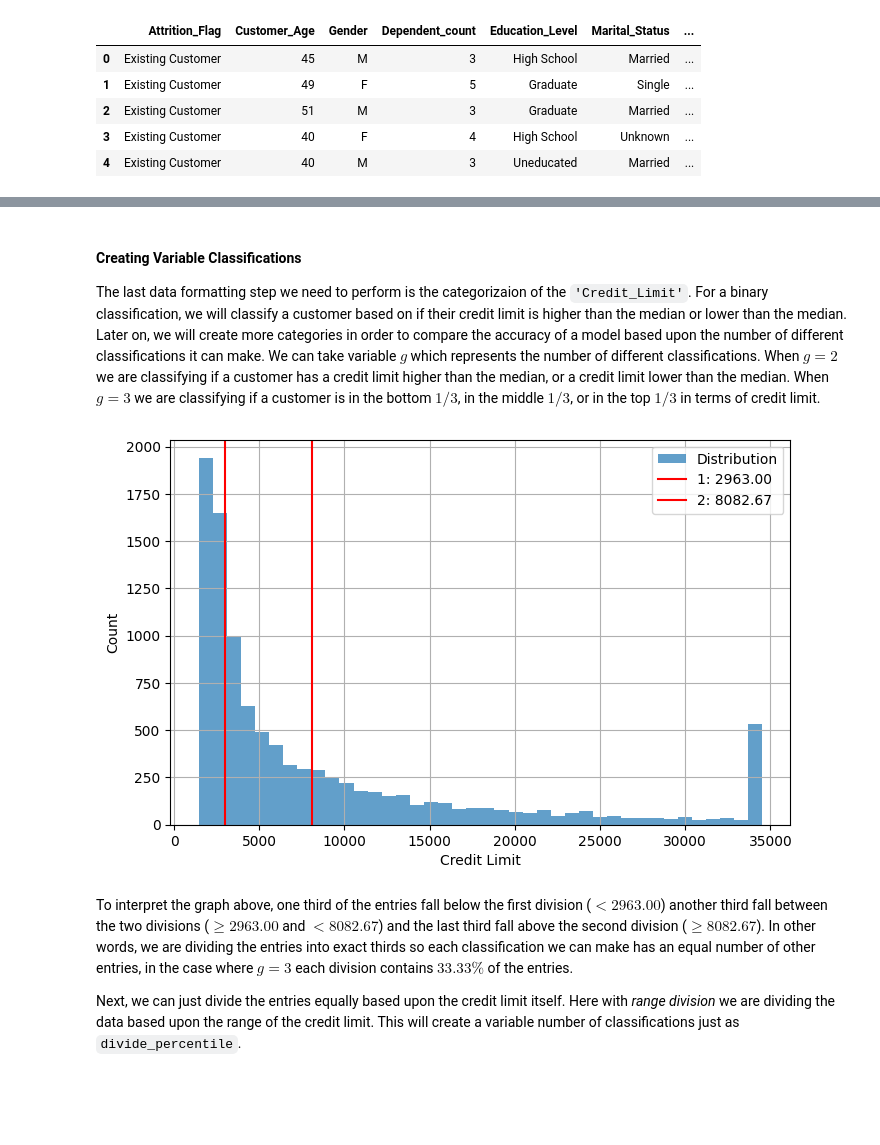
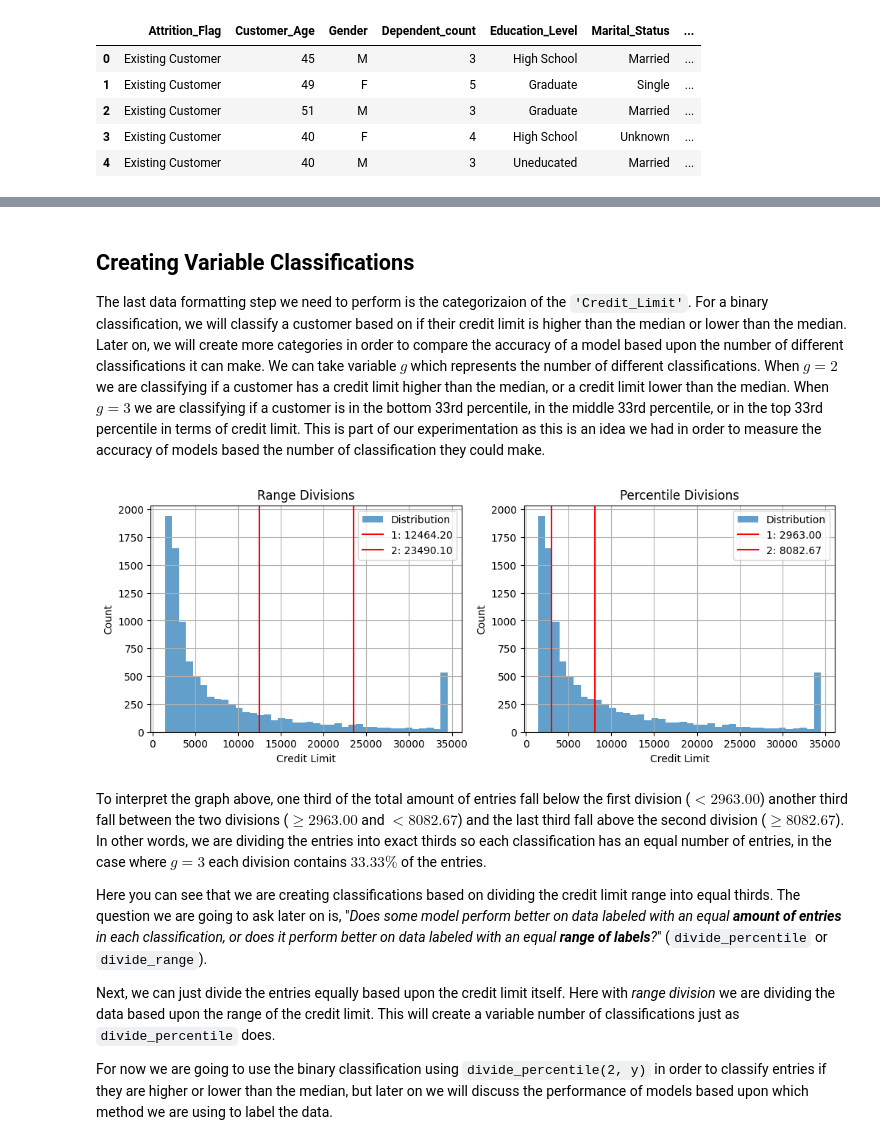
Before and after one commit to s-colins/CS345-Final-Project, a Jupyter notebook: final-project.ipynb, the cells around one changed output, grey strips where cells are left out. Drawn from its saved outputs; the diff is of its cells as text; code cells hidden in the pictures; blank space fills up the shorter version.

```diff
--- a/final-project.ipynb
+++ b/final-project.ipynb
@@ -145,37 +137,64 @@ X_numerical.shape
 # %% [markdown]
-#### Creating Variable Classifications
+## Creating Variable Classifications
 
-The last data formatting step we need to perform is the categorizaion of the `'Credit_Limit'`. For a binary classification, we will classify a customer based on if their credit limit is higher than the median or lower than the median. Later on, we will create more categories in order to compare the accuracy of a model based upon the number of different classifications it can make. We can take variable $g$ which represents the number of different classifications. When $g = 2$ we are classifying if a customer has a credit limit higher than the median, or a credit limit lower than the median. When $g = 3$ we are classifying if a customer is in the bottom $1/3$, in the middle $1/3$, or in the top $1/3$ in terms of credit limit.
+The last data formatting step we need to perform is the categorizaion of the `'Credit_Limit'`. For a binary classification, we will classify a customer based on if their credit limit is higher than the median or lower than the median. Later on, we will create more categories in order to compare the accuracy of a model based upon the number of different classifications it can make. We can take variable $g$ which represents the number of different classifications. When $g = 2$ we are classifying if a customer has a credit limit higher than the median, or a credit limit lower than the median. When $g = 3$ we are classifying if a customer is in the bottom 33rd percentile, in the middle 33rd percentile, or in the top 33rd percentile in terms of credit limit. This is part of our experimentation as this is an idea we had in order to measure the accuracy of models based the number of classification they could make.
 # %%
 import matplotlib.pyplot as plt
 
-def plot_divisions(y, divisions, title=""):
-    plt.figure(figsize=(8,5))
-    plt.hist(y, bins=40, alpha=0.7, label="Distribution")
+def plot_divisions(ax, y, divisions, title=""):
+    ax.hist(y, bins=40, alpha=0.7, label="Distribution")
 
     for i, division in enumerate(divisions):
-        plt.axvline(division, color='red', label=f"{i+1}: {division:.2f}")
+        ax.axvline(division, color='red', label=f"{i+1}: {division:.2f}")
 
-    plt.title(title)
-    plt.xlabel("Credit Limit")
-    plt.ylabel("Count")
-    plt.legend()
-    plt.grid(True)
-    plt.show()
+    ax.set_title(title)
+    ax.set_xlabel("Credit Limit")
+    ax.set_ylabel("Count")
+    ax.grid(True)
+    ax.legend()
+
+def make_division(y, divisions):
+    y = np.array(y)
+    divisions = np.array(divisions)
+    labels = np.zeros(len(y), dtype=int)
+
+    for i, d in enumerate(divisions):
+        labels[y > d] = i + 1
+    return labels
 
 def divide_percentile(g, y):
     chunk_size = 100 / g
     divisions = []
     for i in range(1, g): # start at 1 because we don't want to divide at the 0th percentile
         percentile = np.percentile(y, chunk_size * i)
         divisions.append(percentile)
     return divisions
 
-divisions = divide_percentile(3, y)
-plot_divisions(y, divisions)
+def divide_range(g, y):
+    y_min = min(y)
+    y_max = max(y)
+    step = (y_max - y_min) / g
+
+    divisions = []
+    for i in range(1, g):
+        divisions.append(y_min + i * step)
+
+    return divisions
+
+fig, axes = plt.subplots(1, 2, figsize=(12, 4))
+divisions_range = divide_range(3, y)
+plot_divisions(axes[0], y, divisions_range, title="Range Divisions")
+
+divisions_percentile = divide_percentile(3, y)
+plot_divisions(axes[1], y, divisions_percentile, title="Percentile Divisions")
+plt.show()
 # %% [output]
-[figure, old version]
+[figure, new version]
 # %% [markdown]
-To interpret the graph above, one third of the entries fall below the first division ($\lt 2963.00$) another third fall between the two divisions ($\ge 2963.00$ and $\lt 8082.67$) and the last third fall above the second division ($\ge 8082.67$). In other words, we are dividing the entries into exact thirds so each classification we can make has an equal number of other entries, in the case where $g = 3$ each division contains $33.33 \%$ of the entries.
+To interpret the graph above, one third of the total amount of entries fall below the first division ($\lt 2963.00$) another third fall between the two divisions ($\ge 2963.00$ and $\lt 8082.67$) and the last third fall above the second division ($\ge 8082.67$). In other words, we are dividing the entries into exact thirds so each classification has an equal number of entries, in the case where $g = 3$ each division contains $33.33 \%$ of the entries.
 
-Next, we can just divide the entries equally based upon the credit limit itself. Here with *range division* we are dividing the data based upon the range of the credit limit. This will create a variable number of classifications just as `divide_percentile`.
+Here you can see that we are creating classifications based on dividing the credit limit range into equal thirds. The question we are going to ask later on is, "*Does some model perform better on data labeled with an equal **amount of entries** in each classification, or does it perform better on data labeled with an equal **range of labels**?*" (`divide_percentile` or `divide_range`).
+
+Next, we can just divide the entries equally based upon the credit limit itself. Here with *range division* we are dividing the data based upon the range of the credit limit. This will create a variable number of classifications just as `divide_percentile` does.
+
+For now we are going to use the binary classification using `divide_percentile(2, y)` in order to classify entries if they are higher or lower than the median, but later on we will discuss the performance of models based upon which method we are using to label the data.
```
Also changed, not shown: parts of 13 cells of this notebook.
